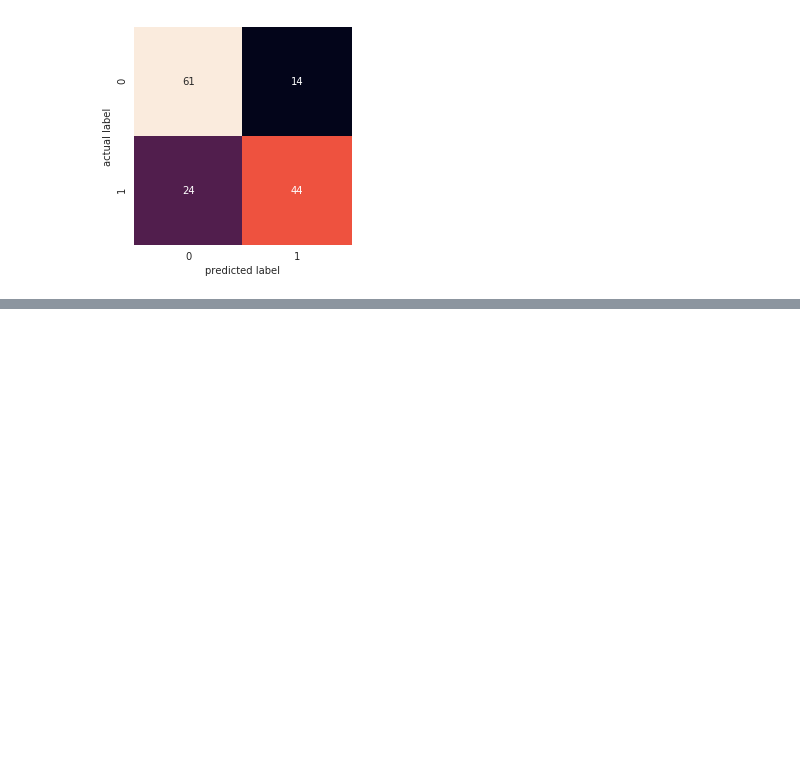
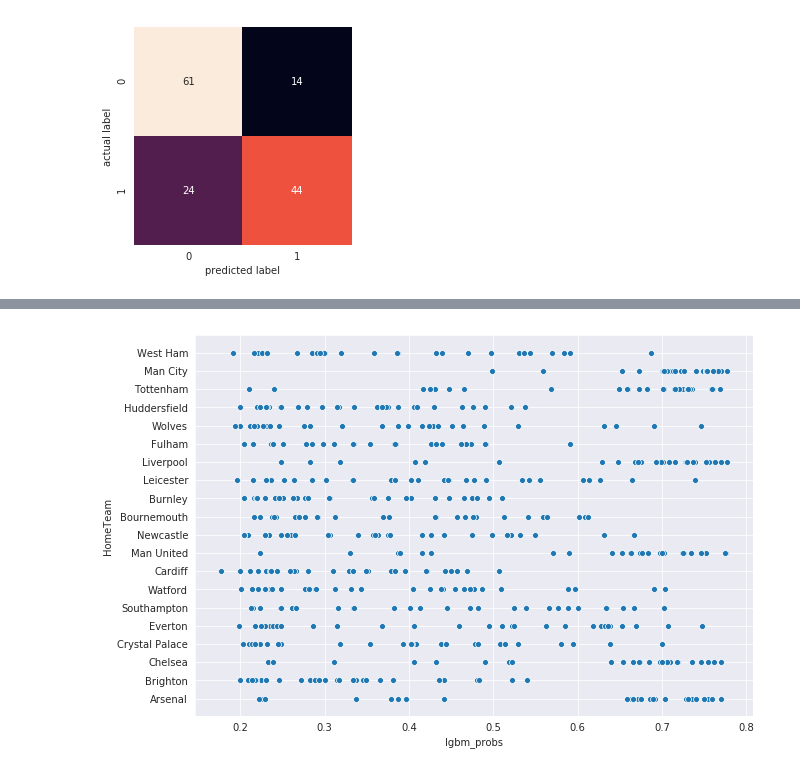
Before and after one commit to ArmstrongA/epl_predictions, a Jupyter notebook: epl_predictions.ipynb, the cells around one changed output, grey strips where cells are left out. Saved outputs shown, nothing was run; the diff lists cells and outputs as text; code cells hidden in the pictures; blank space fills up the shorter version.

```diff
--- a/epl_predictions.ipynb
+++ b/epl_predictions.ipynb
@@ -1067,0 +1091,5 @@ xpbs.loc[(xpbs['ens_preds'] == 1) & (xpbs['actual'] == 1)]
+# %%
+plt.figure(figsize=(10, 7))
+ax = sns.scatterplot(x="lgbm_probs", y="HomeTeam", data=xpbs)
+# %% [output]
+[figure, added]
```
Also changed, not shown: parts of 13 cells of this notebook.
